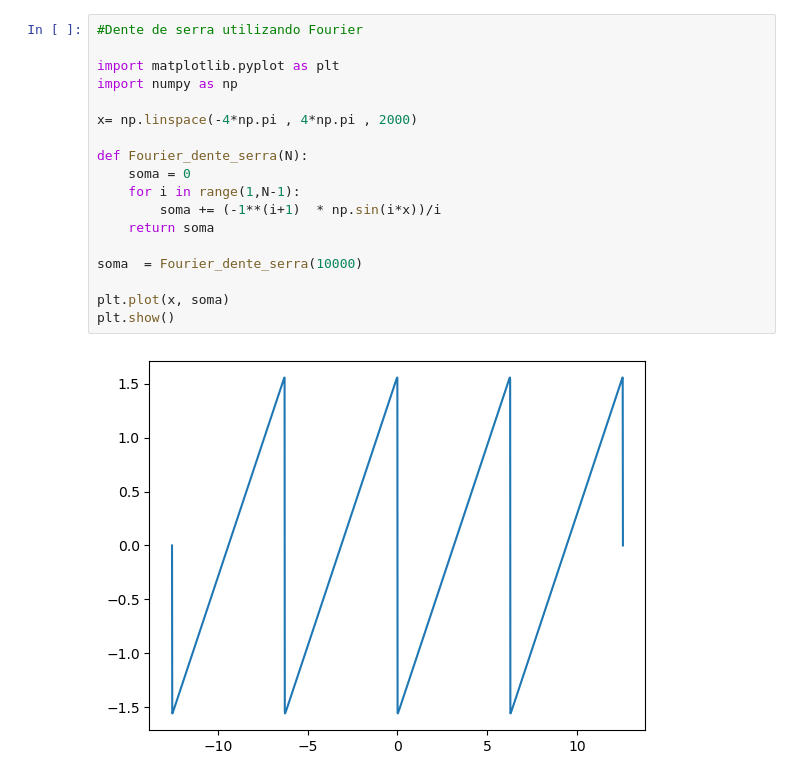
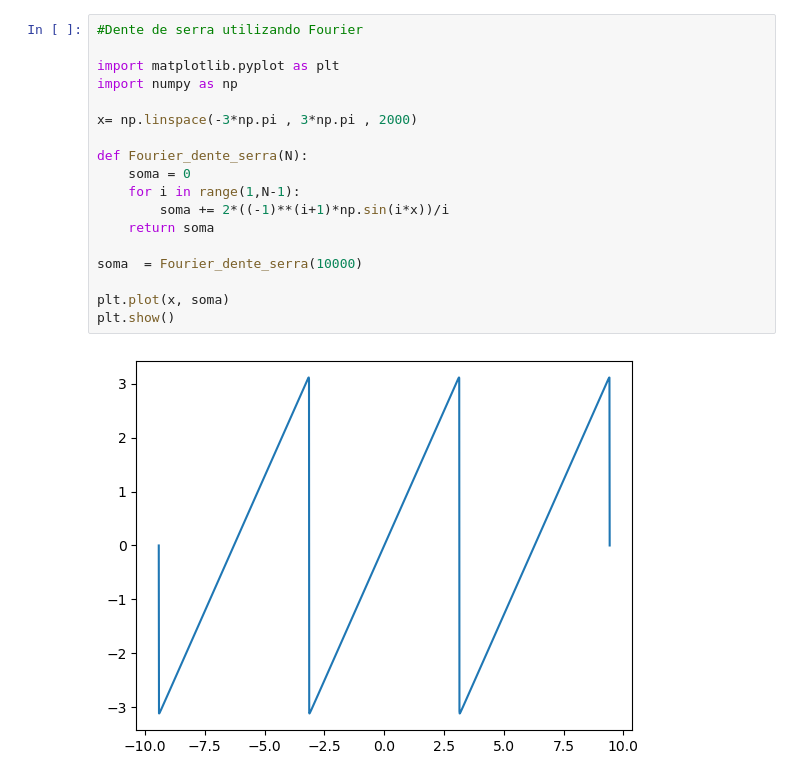
Before and after one commit to JVeloso14/Fisica-computacional-atividades, a Jupyter notebook: atividade complementares (extra curso)/dente_de_serra.ipynb, the cells around one changed output. Saved outputs shown, nothing was run; the diff lists cells and outputs as text.

```diff
--- a/atividade complementares (extra curso)/dente_de_serra.ipynb
+++ b/atividade complementares (extra curso)/dente_de_serra.ipynb
@@ -1,20 +1,20 @@
 # %%
 #Dente de serra utilizando Fourier
 
 import matplotlib.pyplot as plt
 import numpy as np
 
-x= np.linspace(-4*np.pi , 4*np.pi , 2000)
+x= np.linspace(-3*np.pi , 3*np.pi , 2000)
 
 def Fourier_dente_serra(N):
     soma = 0
     for i in range(1,N-1):
-        soma += (-1**(i+1)  * np.sin(i*x))/i
+        soma += 2*((-1)**(i+1)*np.sin(i*x))/i
     return soma
 
 soma  = Fourier_dente_serra(10000)
 
 plt.plot(x, soma)
 plt.show()
 # %% [output]
-[figure, old version]
+[figure, new version]
```
Also changed, not shown: 11 other files.
